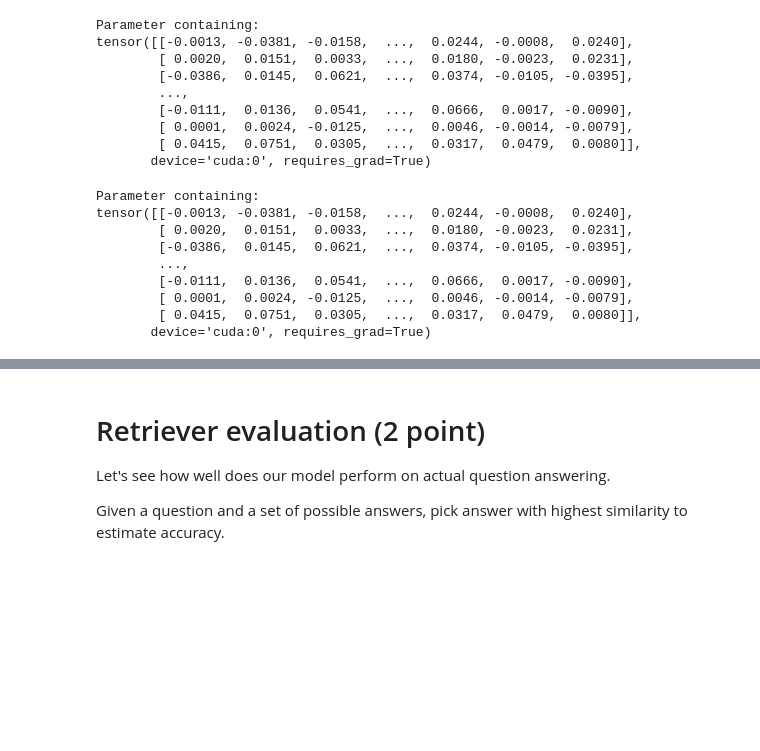
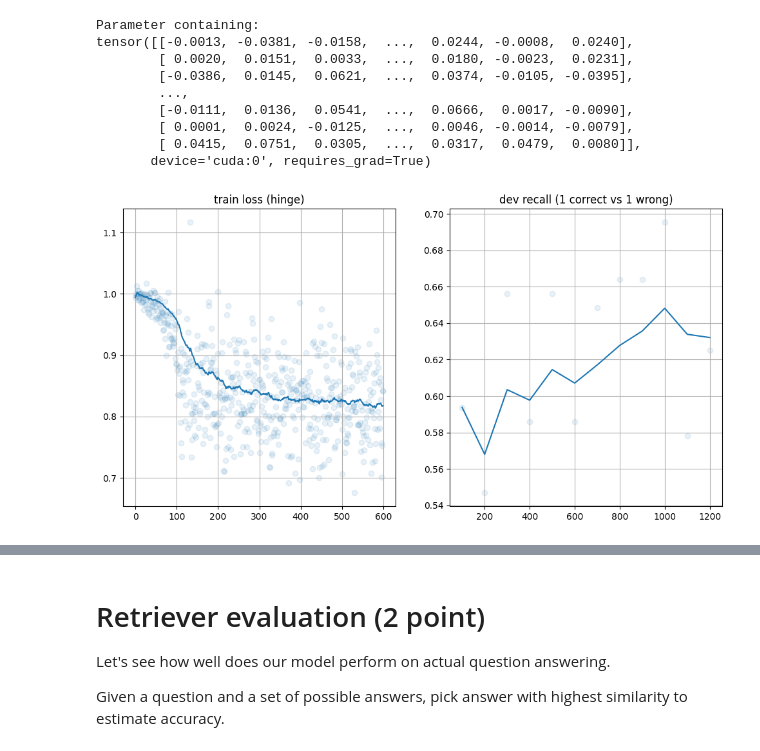
Before and after one commit to Chertushkin/nlp_course, a Jupyter notebook: week_extra/retrieval/practice.ipynb, the cells around one changed output, grey strips where cells are left out. Saved outputs shown, nothing was run; the diff lists cells and outputs as text; code cells hidden in the pictures; blank space fills up the shorter version.

```diff
--- a/week_extra/retrieval/practice.ipynb
+++ b/week_extra/retrieval/practice.ipynb
@@ -351,7 +374,7 @@ __Note 2:__ here we use the same dataset as __"test set"__ and __"validation (de
 In any serious scientific experiment, those must be two separate sets. Validation is for hyperparameter tuning and test is for final eval only.
 # %%
 device = 'cuda' if torch.cuda.is_available() else 'cpu'
-BATCH_SIZE = 256
+BATCH_SIZE = 128
 # %%
 bert = bert.to(device)
 # %%
@@ -364,8 +387,8 @@ from tqdm import tqdm
 question_vectorizer = Vectorizer().to(device)
 answer_vectorizer = Vectorizer().to(device)
 
-question_opt = torch.optim.AdamW(question_vectorizer.parameters(), lr=3e-02)
-answer_opt = torch.optim.AdamW(answer_vectorizer.parameters(), lr=3e-02)
+question_opt = torch.optim.SGD(question_vectorizer.parameters(), lr=1e-03, momentum=0.9)
+answer_opt = torch.optim.SGD(answer_vectorizer.parameters(), lr=1e-03, momentum=0.9)
 
 ewma = lambda x, span: pd.DataFrame({'x': x})['x'].ewm(span=span).mean().values
 dev_batches = iterate_minibatches(test, batch_size=BATCH_SIZE, cycle=True)
@@ -383,18 +406,6 @@ tensor([[-0.0013, -0.0381, -0.0158,  ...,  0.0244, -0.0008,  0.0240],
         [ 0.0001,  0.0024, -0.0125,  ...,  0.0046, -0.0014, -0.0079],
         [ 0.0415,  0.0751,  0.0305,  ...,  0.0317,  0.0479,  0.0080]],
        device='cuda:0', requires_grad=True)
-# %%
-print(bert.pooler.dense.weight)
-# %% [output]
-Parameter containing:
-tensor([[-0.0013, -0.0381, -0.0158,  ...,  0.0244, -0.0008,  0.0240],
-        [ 0.0020,  0.0151,  0.0033,  ...,  0.0180, -0.0023,  0.0231],
-        [-0.0386,  0.0145,  0.0621,  ...,  0.0374, -0.0105, -0.0395],
-        ...,
-        [-0.0111,  0.0136,  0.0541,  ...,  0.0666,  0.0017, -0.0090],
-        [ 0.0001,  0.0024, -0.0125,  ...,  0.0046, -0.0014, -0.0079],
-        [ 0.0415,  0.0751,  0.0305,  ...,  0.0317,  0.0479,  0.0080]],
-       device='cuda:0', requires_grad=True)
 # %%
 # infinite training loop. Stop it manually or implement early stopping
 
@@ -419,39 +430,41 @@ for batch in iterate_minibatches(train, batch_size=BATCH_SIZE, cycle=True):
     # v_questions = question_vectorizer(questions.tolist())
     # v_correct = answer_vectorizer(correct_answers.tolist())
     # v_incorrect = answer_vectorizer(wrong_answers.tolist())
-    loss_t = compute_loss(q_embs, c_embs, w_embs, delta=5.0)
+    loss_t = compute_loss(q_embs, c_embs, w_embs, delta=1.0)
     loss = loss_t.mean()
     loss.backward()
 
     answer_opt.step()
     question_opt.step()
 
     loss_history.append(float(loss))
 
     if len(loss_history) % 50 == 0:
         # measure dev recall = P(correct_is_closer_than_wrong | q, a+, a-)
         question_vectorizer.train(False)
         answer_vectorizer.train(False)
         dev_batch = next(dev_batches)
 
         recall_t = get_recall(**dev_batch)
 
         dev_recall_history.append(recall_t)
 
     if len(loss_history) % 50 == 0:
         question_vectorizer.train(False)
         answer_vectorizer.train(False)
 
         clear_output(True)
         plt.figure(figsize=[12, 6])
         plt.subplot(1, 2, 1), plt.title('train loss (hinge)'), plt.grid()
         plt.scatter(np.arange(len(loss_history)), loss_history, alpha=0.1)
         plt.plot(ewma(loss_history, span=100))
         plt.subplot(1, 2, 2), plt.title('dev recall (1 correct vs 1 wrong)'), plt.grid()
         dev_time = np.arange(1, len(dev_recall_history) + 1) * 100
         plt.scatter(dev_time, dev_recall_history, alpha=0.1)
         plt.plot(dev_time, ewma(dev_recall_history, span=10))
         plt.show()
+# %% [output]
+[figure, added]
 # %%
 print("Mean recall:", np.mean(dev_recall_history[-10:]))
 assert np.mean(dev_recall_history[-10:]) > 0.85, "Please train for at least 85% recall on test set. "\
```
Also changed, not shown: parts of 9 cells of this notebook.
